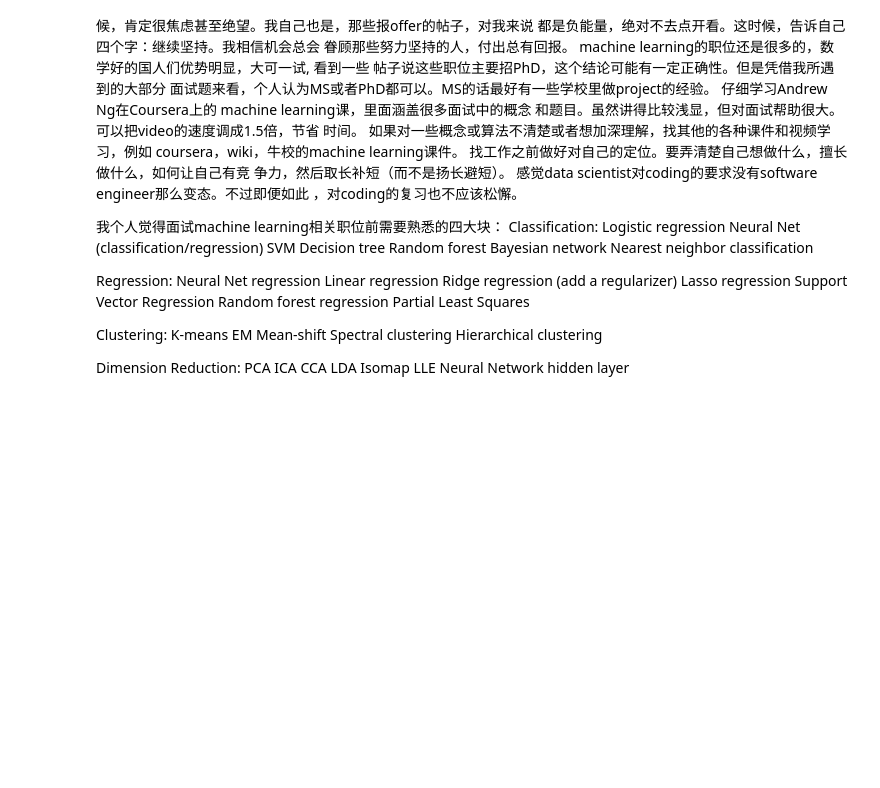
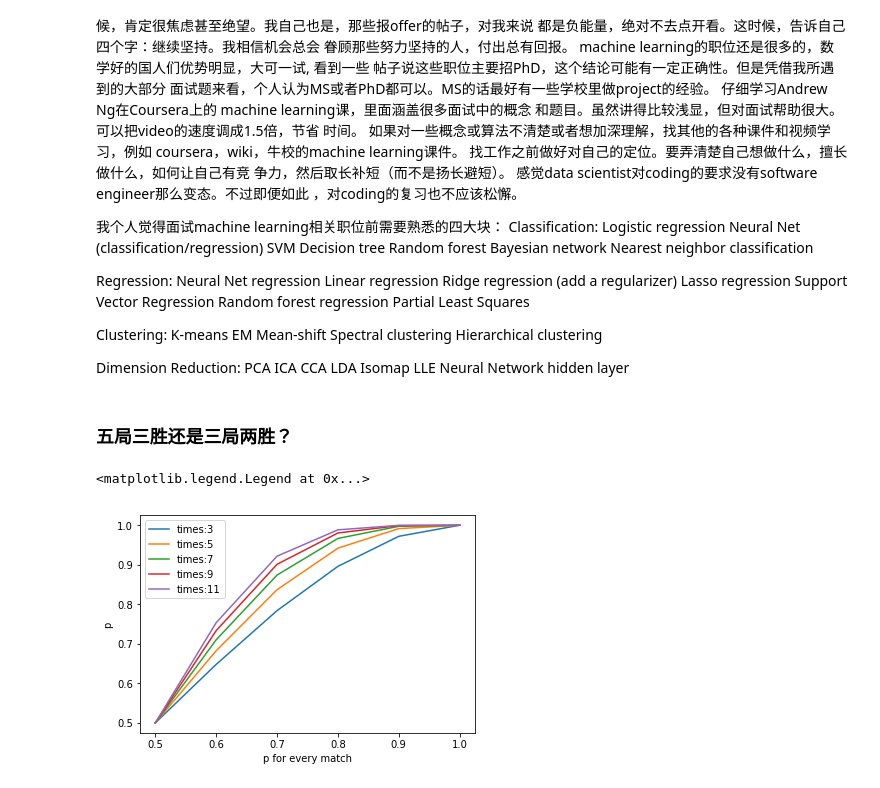
Before and after one commit to lizhicq/Algorithms-Manual, a Jupyter notebook: Ch12_Machine_Learning_Topics.ipynb, the cells around one changed output. Saved outputs shown, nothing was run; the diff lists cells and outputs as text; code cells hidden in the pictures; blank space fills up the shorter version.

```diff
--- a/Ch12_Machine_Learning_Topics.ipynb
+++ b/Ch12_Machine_Learning_Topics.ipynb
@@ -113,3 +113,38 @@ LDA
 Isomap
 LLE
 Neural Network hidden layer
+# %% [markdown]
+### 五局三胜还是三局两胜？
+# %%
+# -*- coding: utf-8 -*-
+from matplotlib import pyplot as plt
+import numpy as np
+from scipy.special import comb
+%matplotlib inline
+def calculate_pro(n,p):
+    #p为单局胜率，n为比赛总局数
+    assert n%2!=0 #n如果是偶数就报错
+    m=(n+1)//2
+    result =0
+    for i in range(m,n+1):#胜利次数
+        result += comb(n,i)*np.power(p,i)*np.power((1-p),n-i)
+    return result
+
+def calculate_success(n):#比赛总局数
+    p_success=[]
+    p_range=list(np.linspace(0.5,1,6))#这里可以调整p的取值范围(0.5,1)，以及点数(6)
+    for p in p_range:
+        p_success.append(calculate_pro(n,p))
+    return plt.plot(p_range,p_success,label='times:%d'%n)
+
+calculate_success(3)#3局2胜
+calculate_success(5)#5局3胜
+calculate_success(7)#7局4胜
+calculate_success(9)#9局5胜
+calculate_success(11)#11局6胜
+plt.xlabel('p for every match')
+plt.ylabel('p')
+plt.legend()
+# %% [output]
+<matplotlib.legend.Legend at 0x...>
+[figure, added]
```
